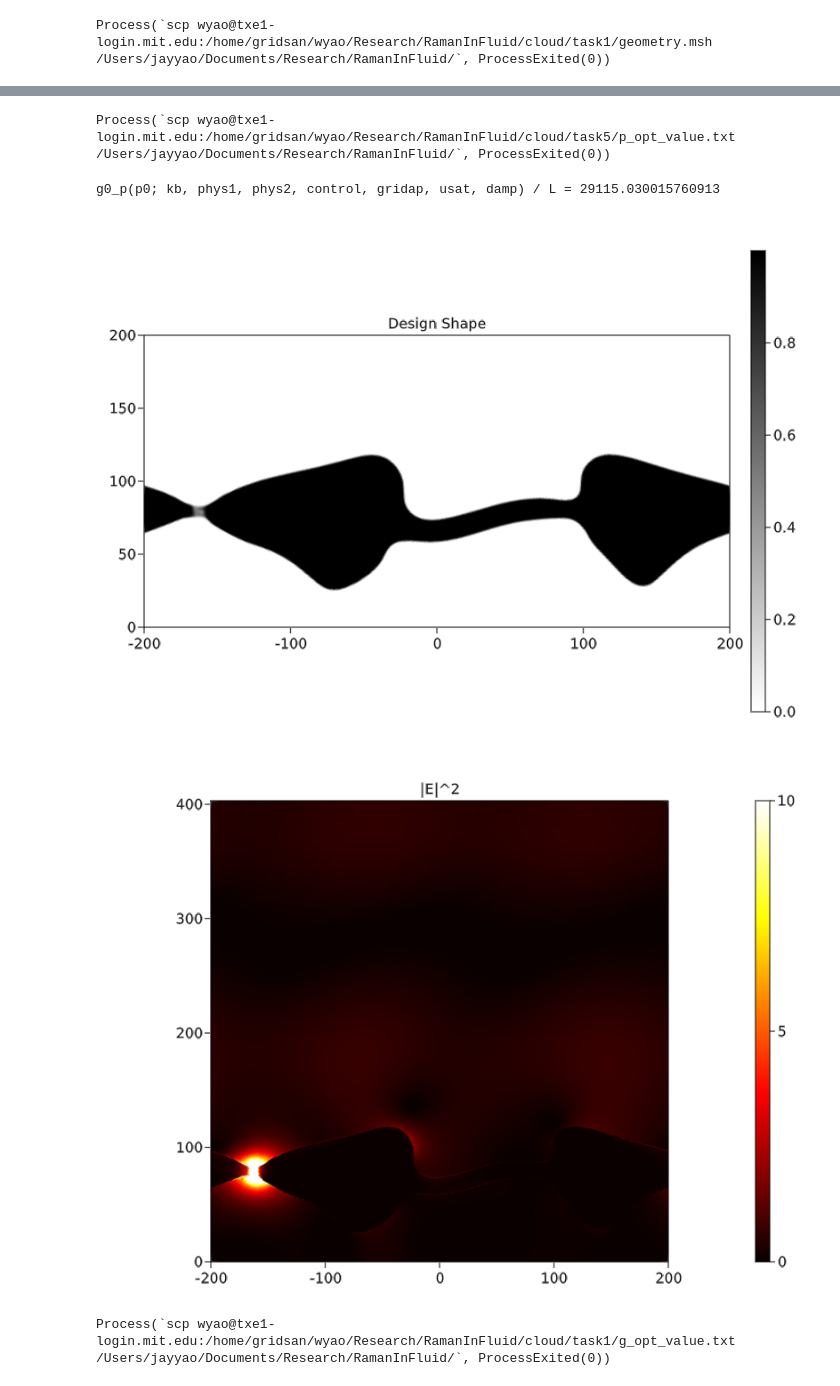
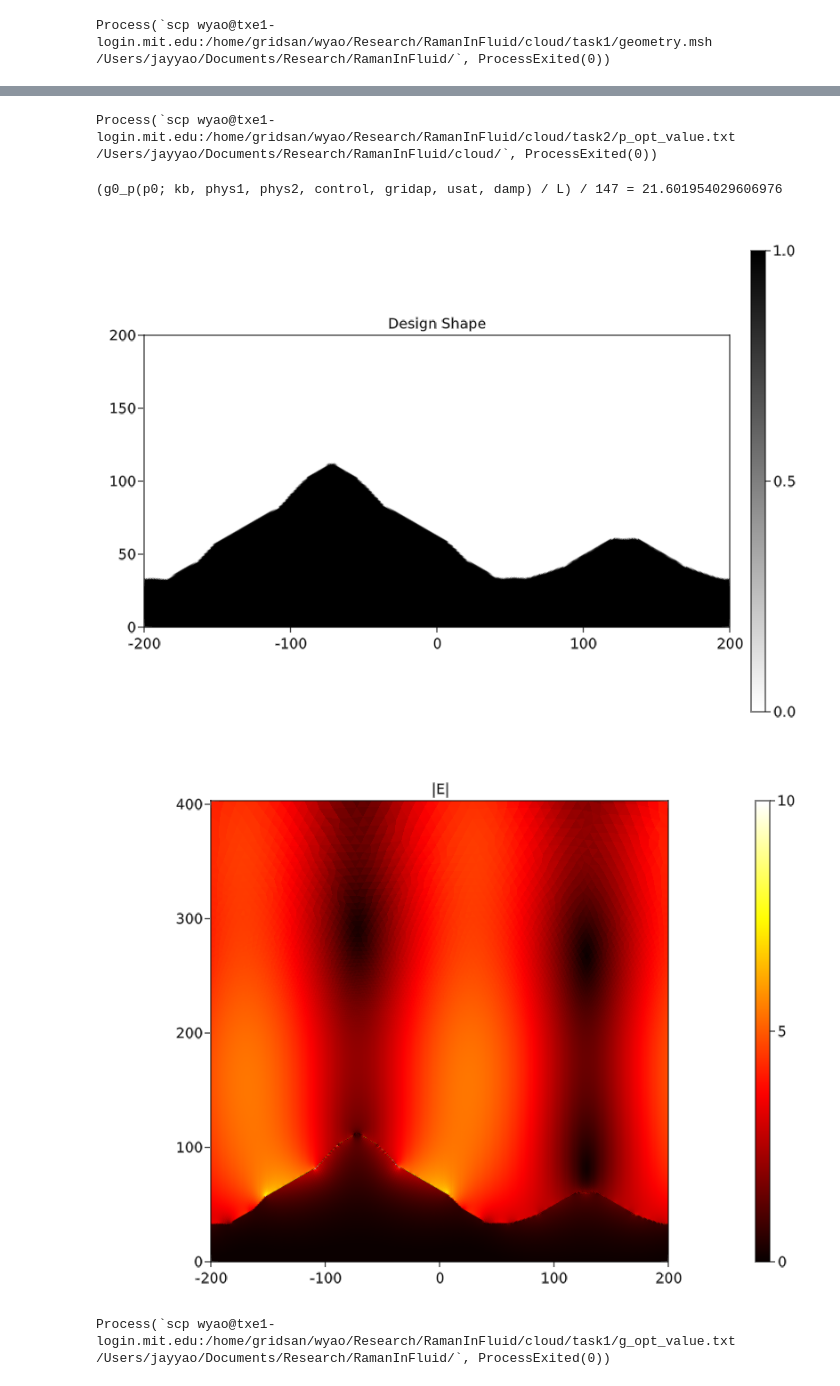
Before and after one commit to WenjieYao/RamanInFluid, a Jupyter notebook: Main_cloud.ipynb, the cells around one changed output, grey strips where cells are left out. Cells and saved outputs as stored; diff of their text form; code cells hidden in the pictures.

```diff
--- a/Main_cloud.ipynb
+++ b/Main_cloud.ipynb
@@ -50,7 +50,7 @@ l1 = 20      # Air
 l2 = 1       # Design domain
 l3 = l1           # PML
 
-meshfile = "geometry.msh"
+meshfile = "cloud/geometry.msh"
 geo_param = PeriodicGeometry(L, hair, hs, ht, hd, hsub, dpml, l1, l2, l3)
 # MeshGenerator(geo_param, meshfile)
 
@@ -62,7 +62,7 @@ LHn=(Inf, hsub)       # Start of PML for x,y < 0
 phys1 = PhysicalParameters(ω1, nf, nm1, nm1, μ, R, dpml, LHp, LHn, hd)
 ω2 = 2 * π / λ2
 phys2 = PhysicalParameters(ω2, nf, nm2, nm2, μ, R, dpml, LHp, LHn, hd)
-run(`scp wyao@txe1-login.mit.edu:/home/gridsan/wyao/Research/RamanInFluid/cloud/task1/geometry.msh /Users/jayyao/Documents/Research/RamanInFluid/`)
+run(`scp wyao@txe1-login.mit.edu:/home/gridsan/wyao/Research/RamanInFluid/cloud/task1/geometry.msh /Users/jayyao/Documents/Research/RamanInFluid/cloud/`)
 # %% [output]
 Process(`scp wyao@txe1-login.mit.edu:/home/gridsan/wyao/Research/RamanInFluid/cloud/task1/geometry.msh /Users/jayyao/Documents/Research/RamanInFluid/`, ProcessExited(0))
 # %%
@@ -71,7 +71,7 @@ flag_f = true       # Turn on filter
 flag_t = true       # Turn on threshold
 
 # Filter and threshold paramters
-r = (5, 5)  # Filter radius
+r = (2, 2)  # Filter radius
 β = 32.0                  # β∈[1,∞], threshold sharpness
 η = 0.5                   # η∈[0,1], threshold center
 
@@ -110,17 +110,17 @@ GridapParameters(UnconstrainedFESpace(), UnconstrainedFESpace(), UnconstrainedFE
 # %%
 #run(`scp wyao@txe1-login.mit.edu:/home/gridsan/wyao/Research/RamanInFluid/cloud/task1/geometry.msh /Users/jayyao/Documents/Research/RamanInFluid/`)
-run(`scp wyao@txe1-login.mit.edu:/home/gridsan/wyao/Research/RamanInFluid/cloud/task5/p_opt_value.txt /Users/jayyao/Documents/Research/RamanInFluid/`)
+run(`scp wyao@txe1-login.mit.edu:/home/gridsan/wyao/Research/RamanInFluid/cloud/task2/p_opt_value.txt /Users/jayyao/Documents/Research/RamanInFluid/cloud/`)
 # %% [output]
-Process(`scp wyao@txe1-login.mit.edu:/home/gridsan/wyao/Research/RamanInFluid/cloud/task5/p_opt_value.txt /Users/jayyao/Documents/Research/RamanInFluid/`, ProcessExited(0))
+Process(`scp wyao@txe1-login.mit.edu:/home/gridsan/wyao/Research/RamanInFluid/cloud/task2/p_opt_value.txt /Users/jayyao/Documents/Research/RamanInFluid/cloud/`, ProcessExited(0))
 # %%
-usat = 10
+usat = Inf
 damp = 10
 # Output and view
 ImportFromFile = true
 N = num_free_dofs(gridap.FE_U)
 if ImportFromFile
     #p_max = readdlm("cloud/task5/p_opt_value.txt", Float64)
-    p_max = readdlm("p_opt_value.txt", Float64)
+    p_max = readdlm("cloud/p_opt_value.txt", Float64)
     p0 = p_max[:]
 else
     p0 = zeros(gridap.np)
@@ -140,7 +140,7 @@ o_vec = VectorO(1, 1; gridap)
 v2_vec = A2_mat' \ o_vec
 v2h = FEFunction(gridap.FE_U, v2_vec)
 
-@show g0_p(p0; kb, phys1, phys2, control, gridap, usat, damp)/L
+@show g0_p(p0; kb, phys1, phys2, control, gridap, usat, damp)/L/147
 fig, ax, plt = plot(gridap.Ω, pth, colormap = :binary)
 Colorbar(fig[1,2], plt)
 ax.aspect = AxisAspect(L/(hd))
@@ -149,25 +149,26 @@ limits!(ax, -L/2, L/2, 0, hd)
 save("Results/shape.png", fig)
 fig
 # %% [output]
-g0_p(p0; kb, phys1, phys2, control, gridap, usat, damp) / L = 29115.030015760913
+(g0_p(p0; kb, phys1, phys2, control, gridap, usat, damp) / L) / 147 = 21.601954029606976
-[figure, old version]
+[figure, new version]
 # %%
-maxv = maximum(abs.(u1_vec))/1
-maxe = usat
+maxe = 10#usat
+e1=abs2(phys1.nf^2)
+e2=abs2(phys1.nm^2)
 #fig, ax, plt = plot(gridap.Ω, real(u1h), colormap = :bwr, colorrange=(-maxv, maxv))
 #fig, ax, plt = plot(gridap.Ω, abs2(u1h), colormap = :hot, colorrange=(0, maxv^2))
-fig, ax, plt = plot(gridap.Ω, abs2(((p ->(1 / ((nf + (nm1 - nf) * p)^2) )) ∘ pth)*(sqrt∘(∇(u1h)⋅∇(u1h)))), colormap = :hot, colorrange=(0, maxe))
+fig, ax, plt = plot(gridap.Ω, 2*(sqrt∘(abs((conj(∇(u1h)) ⋅ ∇(u1h))/(e1 + (e2 - e1) * pth)))), colormap = :hot, colorrange=(0, maxe))
 Colorbar(fig[1,2], plt)
-#ax.title = "|H|^2"
-ax.title = "|E|^2"
+#ax.title = "|H|"
+ax.title = "|E|"
 #ax.aspect = AxisAspect(L/(phys1.LHp[2]+phys1.LHn[2]))
 #limits!(ax, -L/2, L/2, -phys1.LHn[2], phys1.LHp[2])
 ax.aspect = AxisAspect(L/(hd+hr*1))
 limits!(ax, -L/2, L/2, 0, hd+hr*1)
 save("Results/Field.png", fig)
 fig
 # %% [output]
-[figure, old version]
+[figure, new version]
 # %%
 run(`scp wyao@txe1-login.mit.edu:/home/gridsan/wyao/Research/RamanInFluid/cloud/task1/g_opt_value.txt /Users/jayyao/Documents/Research/RamanInFluid/`)
 # %% [output]
```
Also changed, not shown: parts of 2 cells of this notebook, 12 other files.
